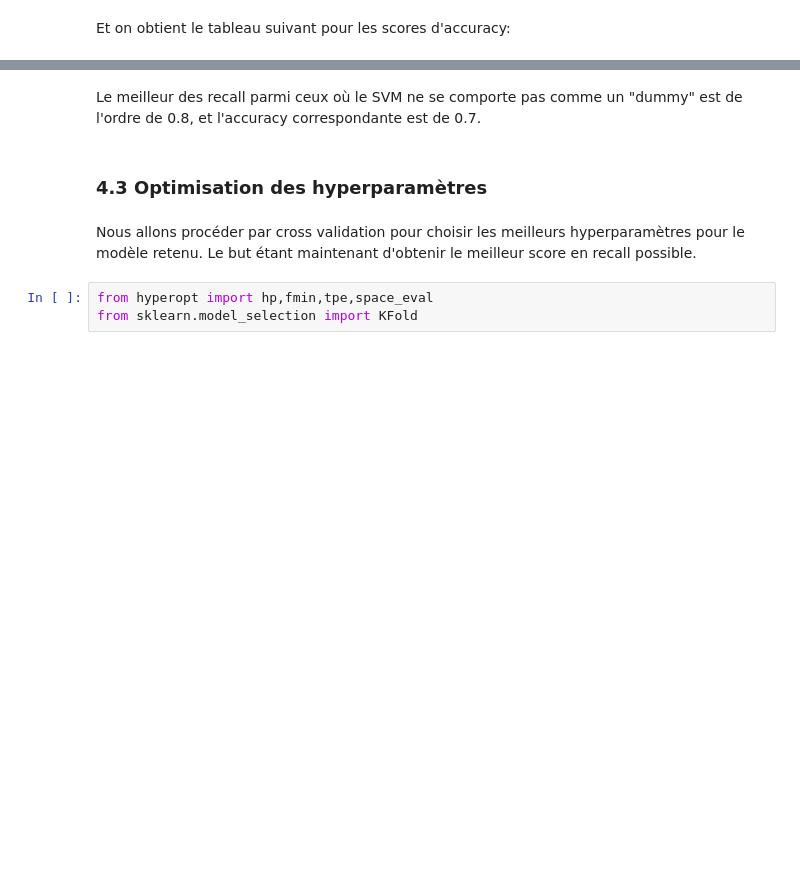
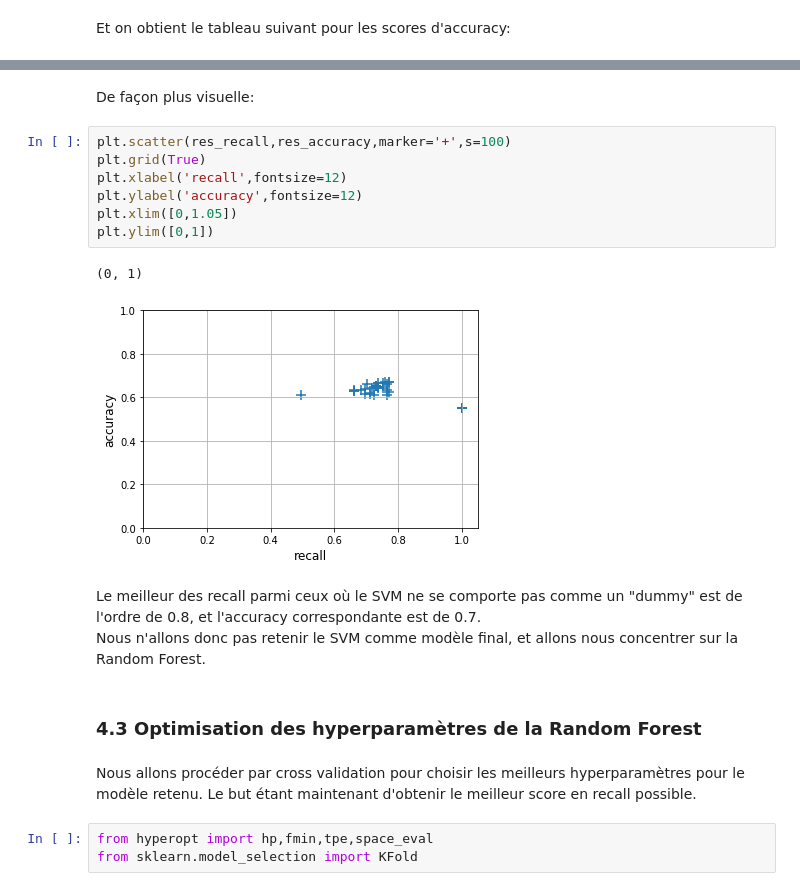
Before and after one commit to aymericfloyrac/Python_for_datascience, a Jupyter notebook: Projet+Python+Presque_Fin_V4.ipynb, the cells around one changed output, grey strips where cells are left out. Saved outputs shown, nothing was run; the diff lists cells and outputs as text; blank space fills up the shorter version.

Commit message:
Final version?
truc plus visuel pour le SVM

```diff
--- a/Projet+Python+Presque_Fin_V4.ipynb
+++ b/Projet+Python+Presque_Fin_V4.ipynb
@@ -659,10 +659,23 @@ df.round(2)
 | C=10 | 0.55 | 0.63 | 0.65 | 0.64 | 0.65 | 0.63 | 0.61 |
 | C=100 | 0.63 | 0.65 | 0.64 | 0.67 | 0.67 | 0.62 | 0.62 |
 | C=1000 | 0.65 | 0.64 | 0.65 | 0.67 | 0.66 | 0.61 | 0.62 |
+# %% [markdown]
+De façon plus visuelle:
+# %%
+plt.scatter(res_recall,res_accuracy,marker='+',s=100)
+plt.grid(True)
+plt.xlabel('recall',fontsize=12)
+plt.ylabel('accuracy',fontsize=12)
+plt.xlim([0,1.05])
+plt.ylim([0,1])
+# %% [output]
+(0, 1)
+[figure, added]
 # %% [markdown]
-Le meilleur des recall parmi ceux où le SVM ne se comporte pas comme un "dummy" est de l'ordre de 0.8, et l'accuracy correspondante est de 0.7.
+Le meilleur des recall parmi ceux où le SVM ne se comporte pas comme un "dummy" est de l'ordre de 0.8, et l'accuracy correspondante est de 0.7. <br>
+Nous n'allons donc pas retenir le SVM comme modèle final, et allons nous concentrer sur la Random Forest.
 # %% [markdown]
-### 4.3 Optimisation des hyperparamètres
+### 4.3 Optimisation des hyperparamètres de la Random Forest
 # %% [markdown]
 Nous allons procéder par cross validation pour choisir les meilleurs hyperparamètres pour le modèle retenu. Le but étant maintenant d'obtenir le meilleur score en recall possible.
 # %%
```
